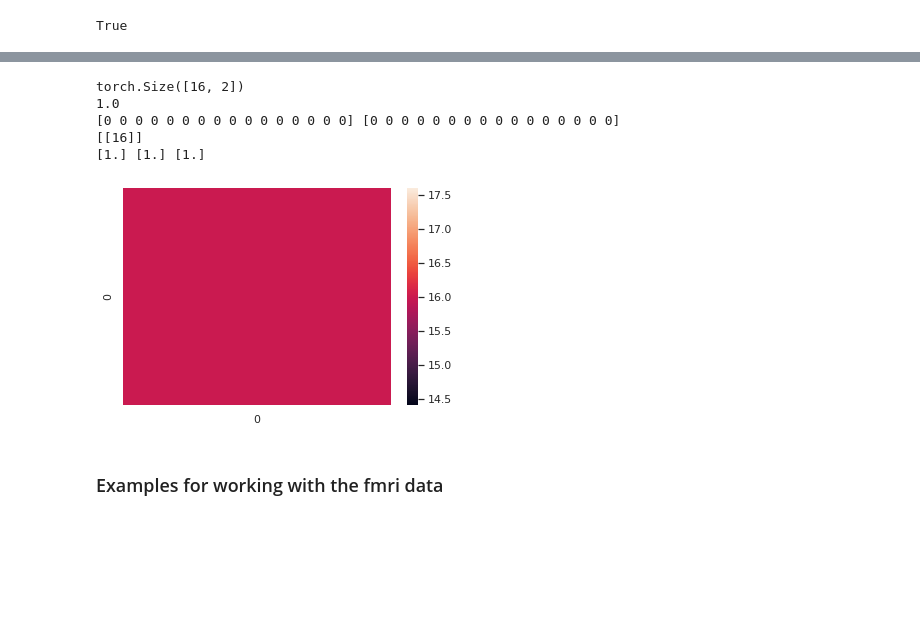
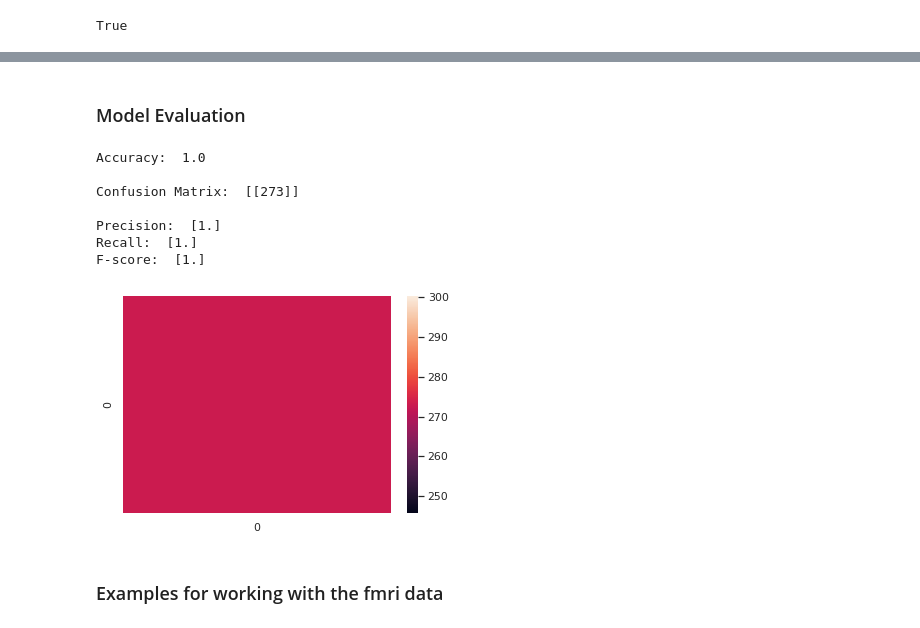
Before and after one commit to scspinney/pgm-fmri, a Jupyter notebook: pgm_project.ipynb, the cells around one changed output, grey strips where cells are left out. Drawn from its saved outputs; the diff is of its cells as text; code cells hidden in the pictures; blank space fills up the shorter version.

```diff
--- a/pgm_project.ipynb
+++ b/pgm_project.ipynb
@@ -369,0 +386,6 @@ storeData(mixed_dataset_test, 'mixed_dataset_test', root_dir)
+# %%
+
+# We weight the training loss by the weight of labels in the training set.
+Y = getattr(mixed_dataset_train,'labels')
+weights = [len(np.where(Y == 0)[0]), len(np.where(Y == 1)[0])]/np.max([len(np.where(Y == 0)[0]), len(np.where(Y == 1)[0])])
+print(weights)
@@ -475,39 +507,54 @@ for batch, lab in test_gen:
+# %% [markdown]
+### Model Evaluation
 # %%
 import matplotlib.pyplot as plt
 import seaborn as sns
 from sklearn.metrics import confusion_matrix
 from sklearn.metrics import precision_recall_fscore_support
 
+test_gen = torch.utils.data.DataLoader(mixed_dataset_test, batch_size=mixed_dataset_test.__len__(), shuffle=False)
+for test_data, test_labels in test_gen:
+    pass
+    # print(test_data.shape, test_labels.shape)
+
+# print(test_data.shape, test_labels.shape)
+
 def accuracy(out, labels):
     outputs = np.argmax(out, axis=1)
     return np.sum(outputs==labels)/float(len(labels))
 
-out = model(local_batch.float())
-print(out.shape)
-outputs = np.argmax(out.cpu().detach().numpy(), axis=1)
-# print(outputs)
-acc = accuracy(out.cpu().detach().numpy(), local_labels.cpu().detach().numpy())
-print(acc)
+def evaluate(model, validation_data, validation_labels):
 
+    validation_data = validation_data.to(device)
 
+    out = model(validation_data.float())
+    # print(out.shape)
+    outputs = np.argmax(out.cpu().detach().numpy(), axis=1)
+    # print(outputs)
+    acc = accuracy(out.cpu().detach().numpy(), validation_labels.cpu().detach().numpy())
+    print('Accuracy: ', acc)
 
-# As mentioned before, data is unbalanced, hence, the accuracy itself is not
-# enough for evaluating the performance of the model.
-print(outputs,local_labels.cpu().detach().numpy())
-cm = confusion_matrix(outputs.transpose(),local_labels.detach().cpu().numpy().transpose())
-sns.set_theme()
-plt.figure()
-ax = sns.heatmap(cm)
-print(cm)
-precision,recall,fscore,_ = precision_recall_fscore_support(local_labels.cpu(), outputs)
-print(precision, recall, fscore)
+    # As mentioned before, data is unbalanced, hence, the accuracy itself is not
+    # enough for evaluating the performance of the model.
+    # print(outputs,local_labels.cpu().detach().numpy())
+    cm = confusion_matrix(outputs.transpose(), validation_labels.detach().cpu().numpy().transpose())
+    sns.set_theme()
+    plt.figure()
+    ax = sns.heatmap(cm)
+    print('\nConfusion Matrix: ', cm)
+    precision,recall,fscore,_ = precision_recall_fscore_support(validation_labels.cpu(), outputs)
+    print('\nPrecision: ',precision,'\nRecall: ', recall,'\nF-score: ', fscore)
+
+evaluate(model, test_data, test_labels)
 # %% [output]
-torch.Size([16, 2])
-1.0
-[0 0 0 0 0 0 0 0 0 0 0 0 0 0 0 0] [0 0 0 0 0 0 0 0 0 0 0 0 0 0 0 0]
-[[16]]
-[1.] [1.] [1.]
+Accuracy:  1.0
+
+Confusion Matrix:  [[273]]
+
+Precision:  [1.]
+Recall:  [1.]
+F-score:  [1.]
-[figure, old version]
+[figure, new version]
 # %% [markdown]
 ### Examples for working with the fmri data
 # %%
```
Also changed, not shown: parts of 16 cells of this notebook.
